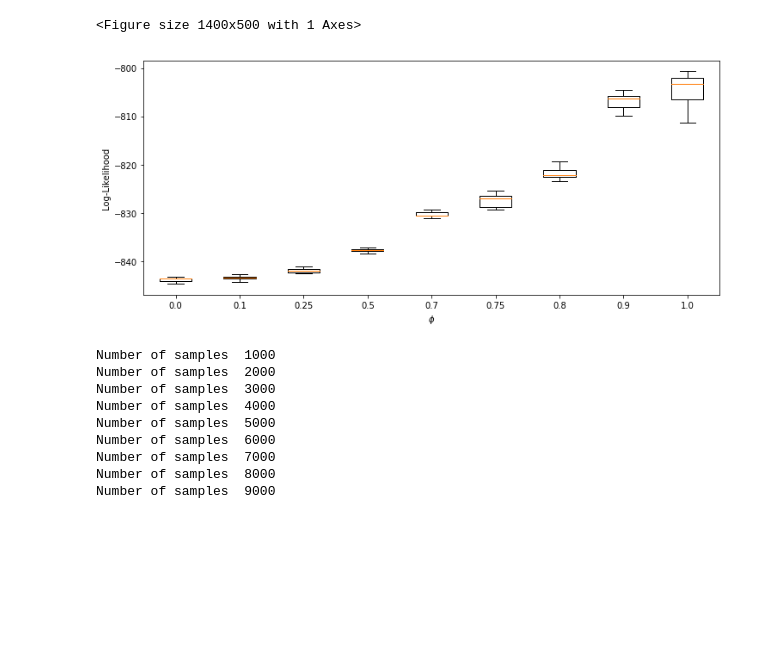
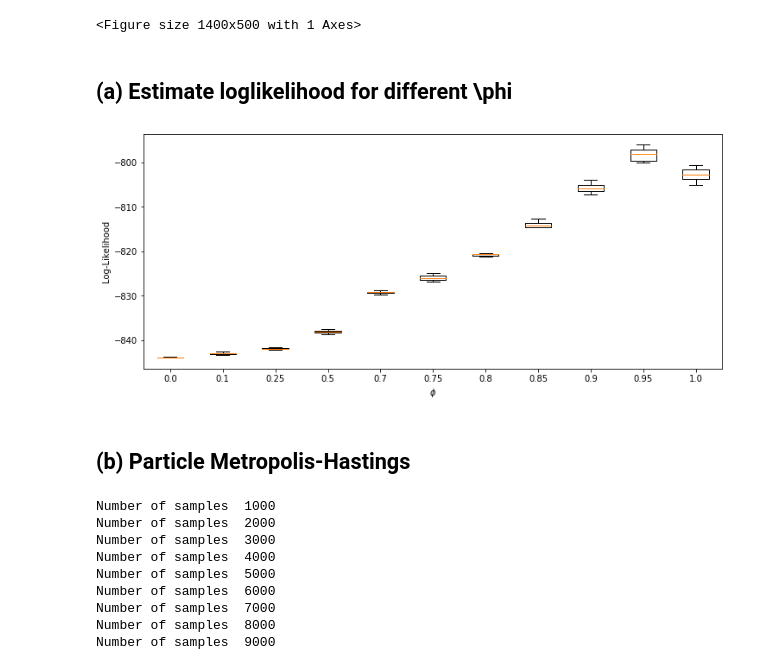
Before and after one commit to marcusklasson/smc_methods, a Jupyter notebook: homework/h3.ipynb, the cells around one changed output. Cells and saved outputs as stored; diff of their text form; code cells hidden in the pictures; blank space fills up the shorter version.

```diff
--- a/homework/h3.ipynb
+++ b/homework/h3.ipynb
@@ -15,6 +15,8 @@ ax.set_xlabel("Time $t$"); ax.set_ylabel("Observation $y_t$");
 plt.show()
 # %% [output]
 <Figure size 1400x500 with 1 Axes>
+# %% [markdown]
+## (a) Estimate loglikelihood for different \phi
 # %%
 def bootstrap_particle_filter(y, N, theta, resampling=True):
 
@@ -49,28 +51,31 @@ def bootstrap_particle_filter(y, N, theta, resampling=True):
     return x, w, logl
 # %%
 # Static parameters
-Phi = [0.0, 0.1, 0.25, 0.5, 0.7, 0.75, 0.8, 0.9, 1.0]
+Phi = [0.0, 0.1, 0.25, 0.5, 0.7, 0.75, 0.8, 0.85, 0.9, 0.95, 1.0]
 sigma = 0.16
 beta = 0.7
 
 n_runs = 10
 logl_list = []
-N = 100
+N = 500
 
 for i, phi in enumerate(Phi):
     theta = [phi, sigma, beta]
     logl_phi = []
     for j in range(n_runs):
         x, w, logl = bootstrap_particle_filter(y, N, theta, resampling=True)
         logl_phi.append(logl)
     logl_list.append(logl_phi)
 
 # Plot boxplot
 phi_list = [str(phi) for phi in Phi]
 fig, ax = plt.subplots(figsize=(12, 5))
 ax.boxplot(logl_list, showfliers=False, labels=phi_list)
 ax.set_xlabel(r"$\phi$"); ax.set_ylabel("Log-Likelihood");
 plt.show()
+fig.savefig('h3_boxplot.png')
 # %% [output]
-[figure, old version]
+[figure, new version]
+# %% [markdown]
+## (b) Particle Metropolis-Hastings
 # %%
```
Also changed, not shown: parts of 5 cells of this notebook, 18 other files.
